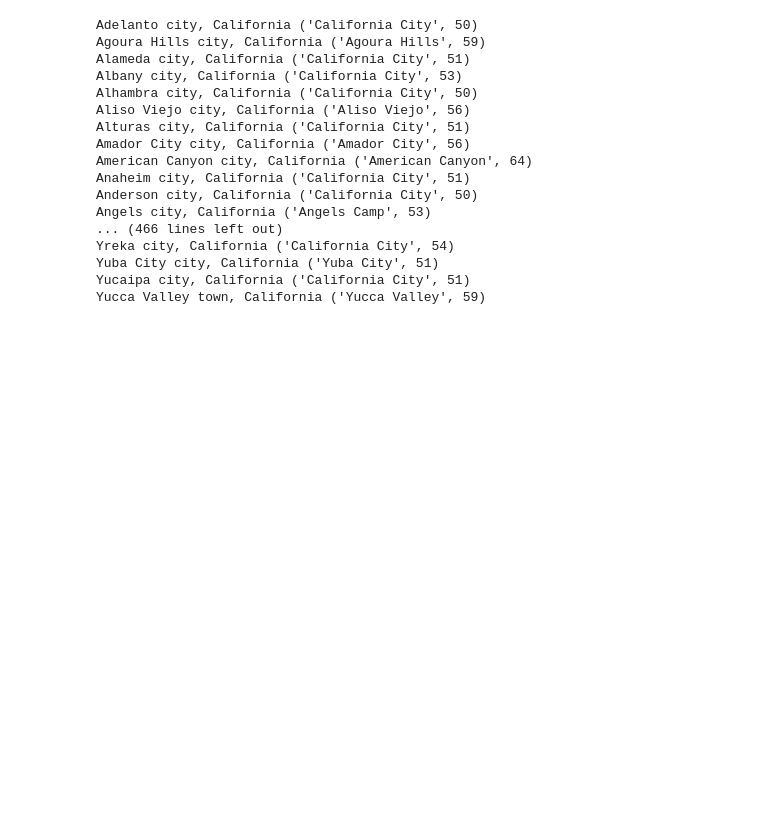
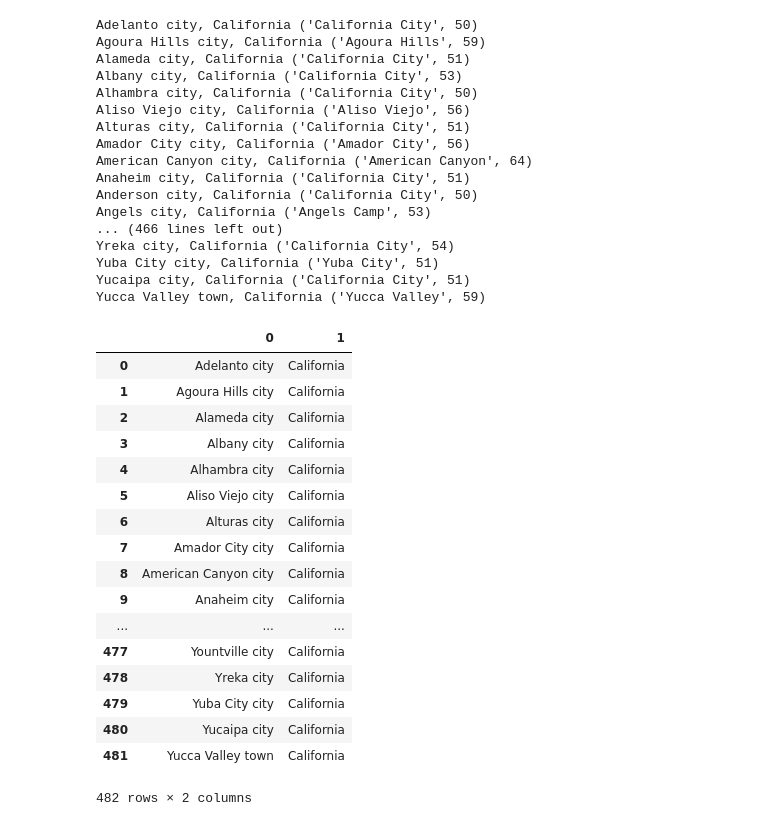
Before and after one commit to ecasimiro19/Fuzzywuzzytest, a Jupyter notebook: fuzzy_match.ipynb, the cells around one changed output. Drawn from its saved outputs; the diff is of its cells as text; code cells hidden in the pictures; blank space fills up the shorter version.

Commit message:
delete california

```diff
--- a/fuzzy_match.ipynb
+++ b/fuzzy_match.ipynb
@@ -88,3 +88,24 @@ Yreka city, California ('California City', 54)
 Yuba City city, California ('Yuba City', 51)
 Yucaipa city, California ('California City', 51)
 Yucca Valley town, California ('Yucca Valley', 59)
+# %%
+df1["Geography"].str.split(",", n = 1, expand = True)
+# %% [output]
+|  | 0 | 1 |
+| 0 | Adelanto city | California |
+| 1 | Agoura Hills city | California |
+| 2 | Alameda city | California |
+| 3 | Albany city | California |
+| 4 | Alhambra city | California |
+| 5 | Aliso Viejo city | California |
+| 6 | Alturas city | California |
+| 7 | Amador City city | California |
+| 8 | American Canyon city | California |
+| 9 | Anaheim city | California |
+| ... | ... | ... |
+| 477 | Yountville city | California |
+| 478 | Yreka city | California |
+| 479 | Yuba City city | California |
+| 480 | Yucaipa city | California |
+| 481 | Yucca Valley town | California |
+482 rows × 2 columns
```
Also changed, not shown: parts of 4 cells of this notebook.
